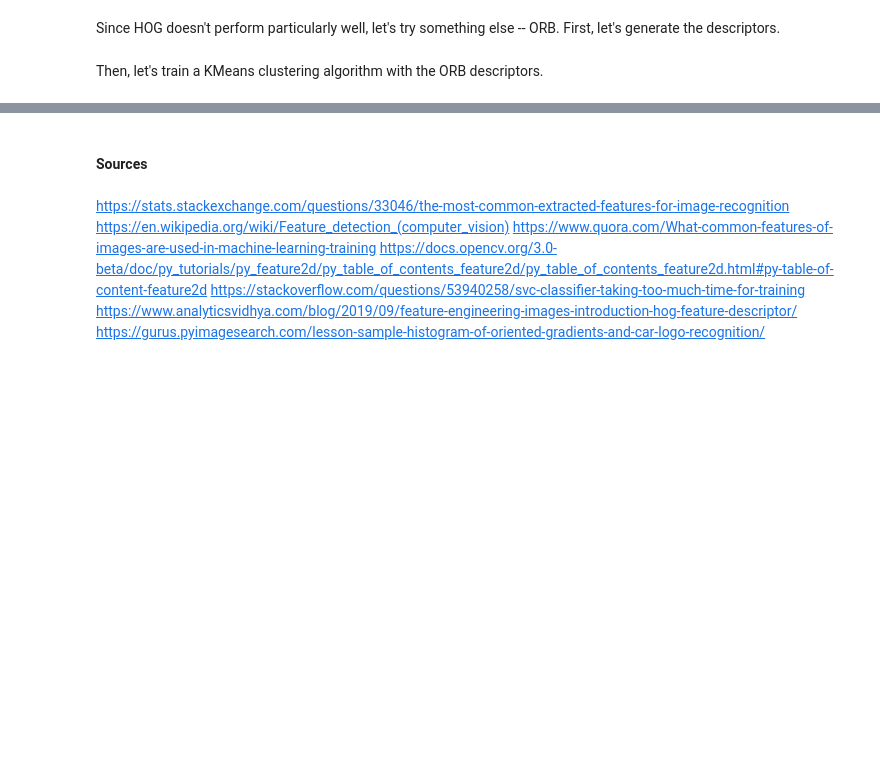
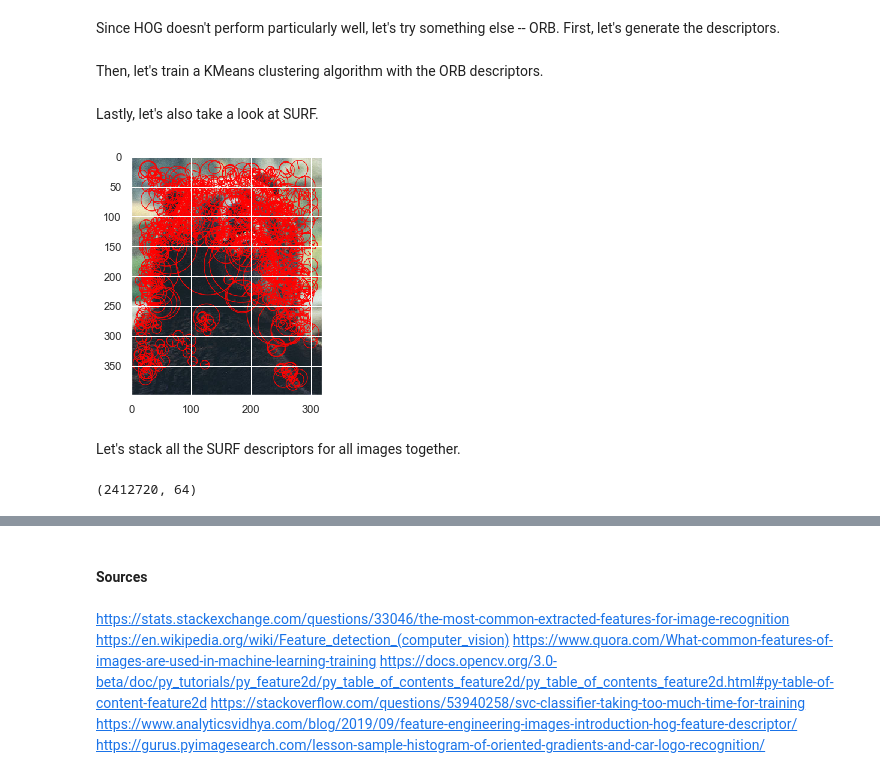
Before and after one commit to JRChow/data-200-grad-proj, a Jupyter notebook: GradProject_NB2.ipynb, the cells around one changed output, grey strips where cells are left out. Saved outputs shown, nothing was run; the diff lists cells and outputs as text; code cells hidden in the pictures; blank space fills up the shorter version.

Commit message:
Add SURF and use it for our final feature

```diff
--- a/GradProject_NB2.ipynb
+++ b/GradProject_NB2.ipynb
@@ -414,3 +421,15 @@ orb_kmeans = MiniBatchKMeans(n_clusters=orb_n_clusters,
                              batch_size=300000)
 orb_kmeans.fit(all_orb_des)
 pickle.dump(orb_kmeans, open(f"kmeans_orb_{orb_n_clusters}.pkl", "wb"))
+# %% [markdown]
+Lastly, let's also take a look at SURF.
+# %%
+surf = cv2.xfeatures2d.SURF_create()
+example = learning["Pictures"].values[93]
+kp, des = surf.detectAndCompute(example, None)
+example = cv2.drawKeypoints(example, kp, None, (255, 0, 0), 4)
+io.imshow(example);
+# %% [output]
+[figure, added]
+# %% [markdown]
+Let's stack all the SURF descriptors for all images together.
@@ -416,0 +441,5 @@ pickle.dump(orb_kmeans, open(f"kmeans_orb_{orb_n_clusters}.pkl", "wb"))
+# %%
+all_surf_des = np.vstack(learning["Pictures"].apply(get_surf_des))
+print(all_surf_des.shape)
+# %% [output]
+(2412720, 64)
```
Also changed, not shown: parts of 9 cells of this notebook, 1 other file.
